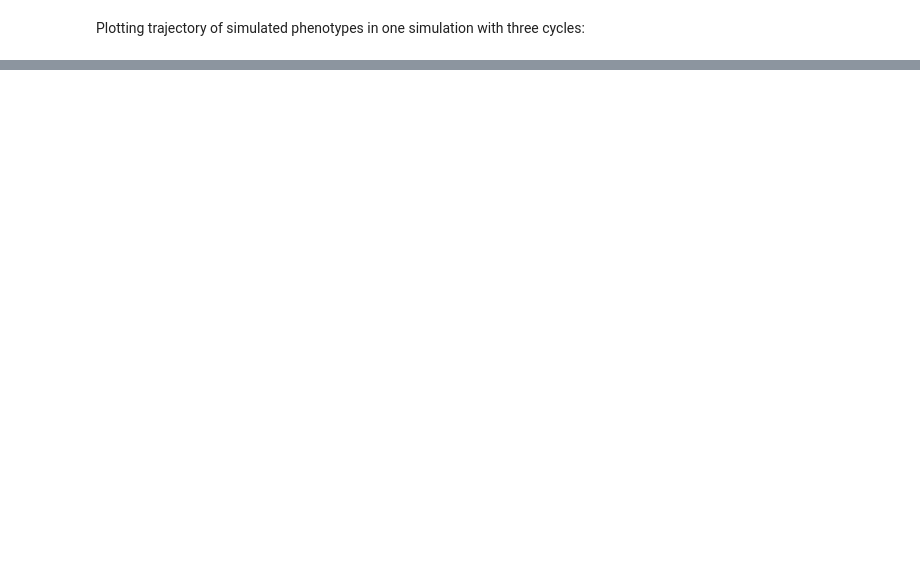
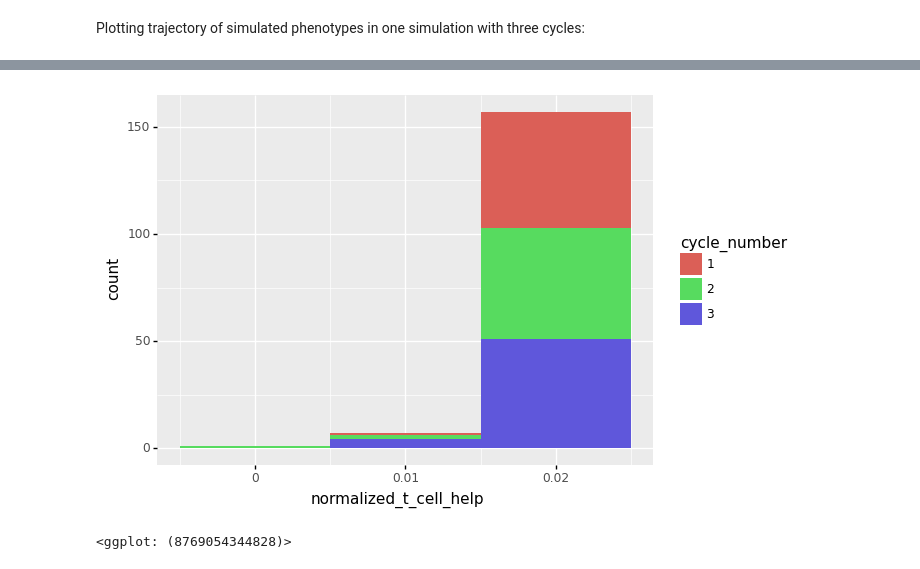
Before and after one commit to matsengrp/gcdyn, a Jupyter notebook: notebooks/trees_with_replay_fitness.ipynb, the cells around one changed output, grey strips where cells are left out. Drawn from its saved outputs; the diff is of its cells as text; code cells hidden in the pictures; blank space fills up the shorter version.

```diff
--- a/notebooks/trees_with_replay_fitness.ipynb
+++ b/notebooks/trees_with_replay_fitness.ipynb
@@ -280,0 +423,17 @@ Text(0.5, 0, 'cycle number')
+# %%
+
+
+from math import isclose
+all_tfh = []
+all_is = []
+for i in range(1,4):
+    seqs = [node.sequence for node in gc.tree.traverse() if isclose(node.get_distance(gc.tree), i)]
+    i_vals = [str(i)]*len(seqs)
+    fit = Fitness(Fitness.sigmoidal_fitness)
+    fitness_df = fit.normalized_fitness_df(seqs, calculate_KD=phenotype.calculate_KD)
+    seq_to_fitness = dict(zip(sequences, fitness_df["normalized_t_cell_help"]))
+    all_tfh.extend(fitness_df["normalized_t_cell_help"])
+    all_is.extend(i_vals)
+
+help_df = pd.DataFrame({"normalized_t_cell_help": all_tfh, "cycle_number": all_is})
+print(help_df)
@@ -280,0 +458,10 @@ Text(0.5, 0, 'cycle number')
+# %%
+from plotnine import ggplot, aes, geom_histogram, after_stat
+
+(
+    ggplot(help_df, aes(x='normalized_t_cell_help', y=after_stat('count'),fill='cycle_number'))
+    + geom_histogram(binwidth=0.01)
+)
+# %% [output]
+[figure, added]
+<ggplot: (8769054344828)>
```
Also changed, not shown: parts of 14 cells of this notebook, 3 other files.
